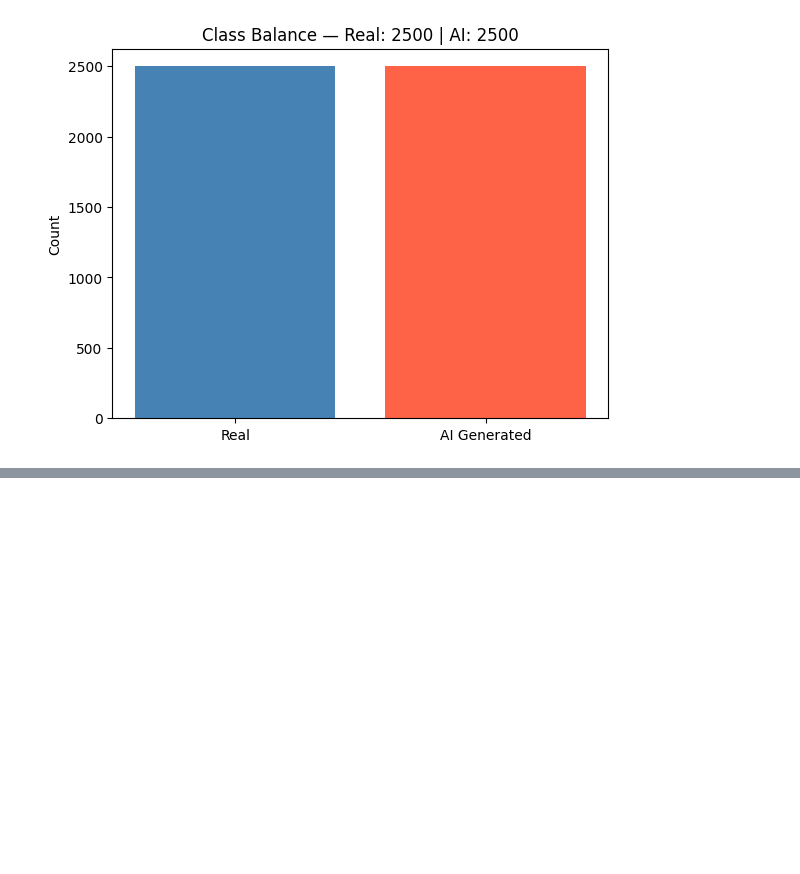
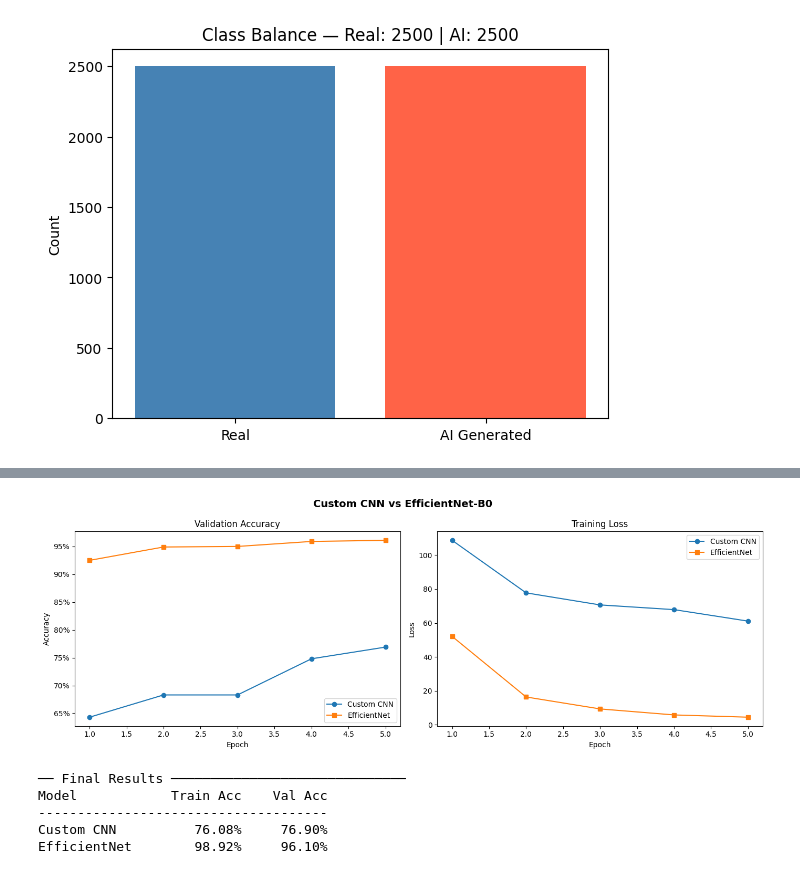
Before and after one commit to fionamagee/Project3---AIvsReal-Image-Classification, a Jupyter notebook: Scripts/Backup Scripts/CNNs.ipynb, the cells around one changed output, grey strips where cells are left out. Saved outputs shown, nothing was run; the diff lists cells and outputs as text; code cells hidden in the pictures; blank space fills up the shorter version.

```diff
--- a/Scripts/Backup Scripts/CNNs.ipynb
+++ b/Scripts/Backup Scripts/CNNs.ipynb
@@ -199,0 +215,39 @@ torch.save(efficientnet.state_dict(), "efficientnet.pth")
+# %%
+fig, axes = plt.subplots(1, 2, figsize=(14, 5))
+epochs_range = range(1, EPOCHS + 1)
+
+# Val accuracy
+axes[0].plot(epochs_range, cnn_history["val_acc"], "o-", label="Custom CNN")
+axes[0].plot(epochs_range, eff_history["val_acc"], "s-", label="EfficientNet")
+axes[0].set_title("Validation Accuracy")
+axes[0].set_xlabel("Epoch")
+axes[0].set_ylabel("Accuracy")
+axes[0].legend()
+axes[0].yaxis.set_major_formatter(plt.FuncFormatter(lambda y, _: f"{y:.0%}"))
+
+# Loss
+axes[1].plot(epochs_range, cnn_history["loss"], "o-", label="Custom CNN")
+axes[1].plot(epochs_range, eff_history["loss"], "s-", label="EfficientNet")
+axes[1].set_title("Training Loss")
+axes[1].set_xlabel("Epoch")
+axes[1].set_ylabel("Loss")
+axes[1].legend()
+
+plt.suptitle("Custom CNN vs EfficientNet-B0", fontsize=14, fontweight="bold")
+plt.tight_layout()
+plt.savefig("comparison.png", dpi=150)
+plt.show()
+
+# Summary
+print("\n── Final Results ──────────────────────────────")
+print(f"{'Model':<15} {'Train Acc':>10} {'Val Acc':>10}")
+print("-" * 37)
+print(f"{'Custom CNN':<15} {cnn_history['train_acc'][-1]:>10.2%} {cnn_history['val_acc'][-1]:>10.2%}")
+print(f"{'EfficientNet':<15} {eff_history['train_acc'][-1]:>10.2%} {eff_history['val_acc'][-1]:>10.2%}")
+# %% [output]
+[figure, added]
+── Final Results ──────────────────────────────
+Model            Train Acc    Val Acc
+-------------------------------------
+Custom CNN          76.08%     76.90%
+EfficientNet        98.92%     96.10%
```
Also changed, not shown: parts of 3 cells of this notebook, 3 other files.
